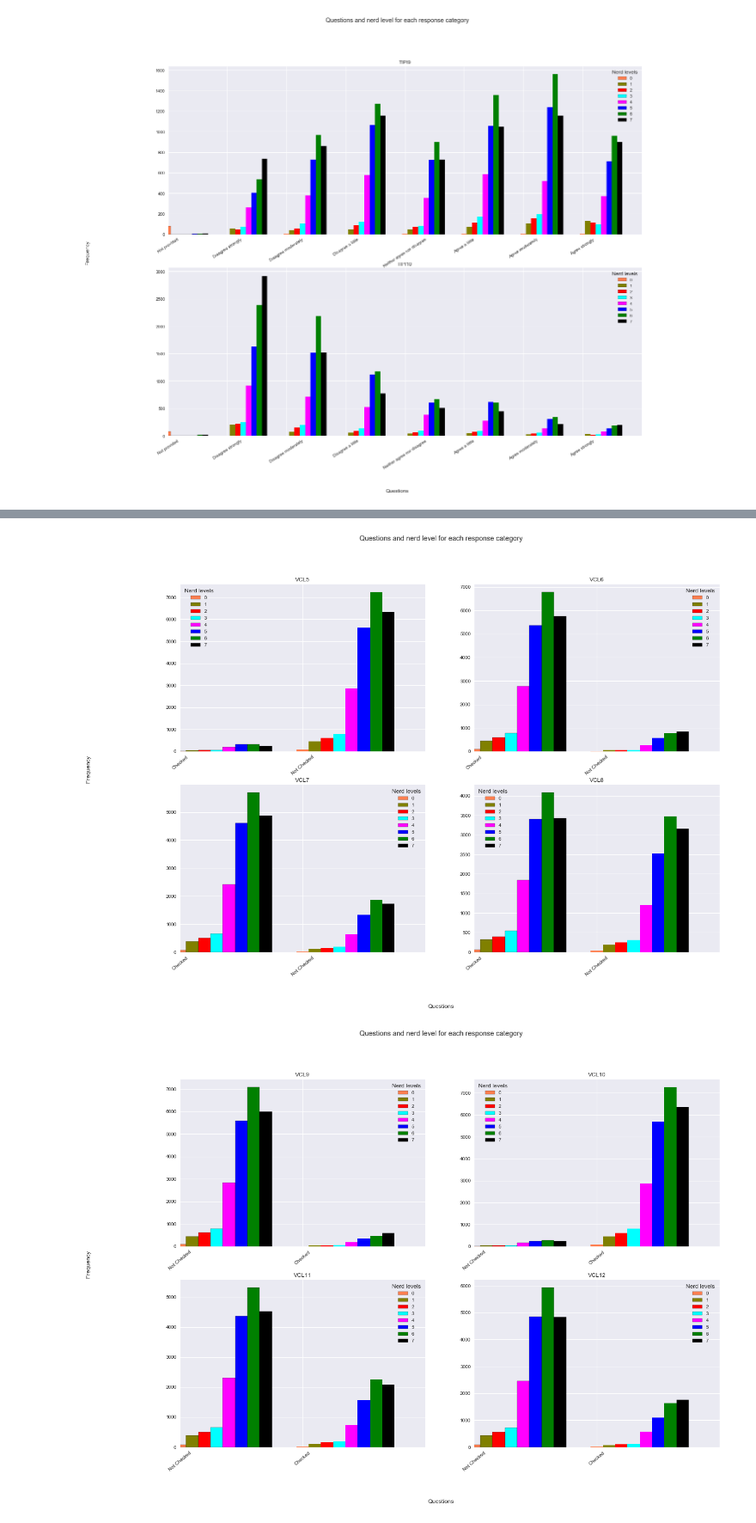
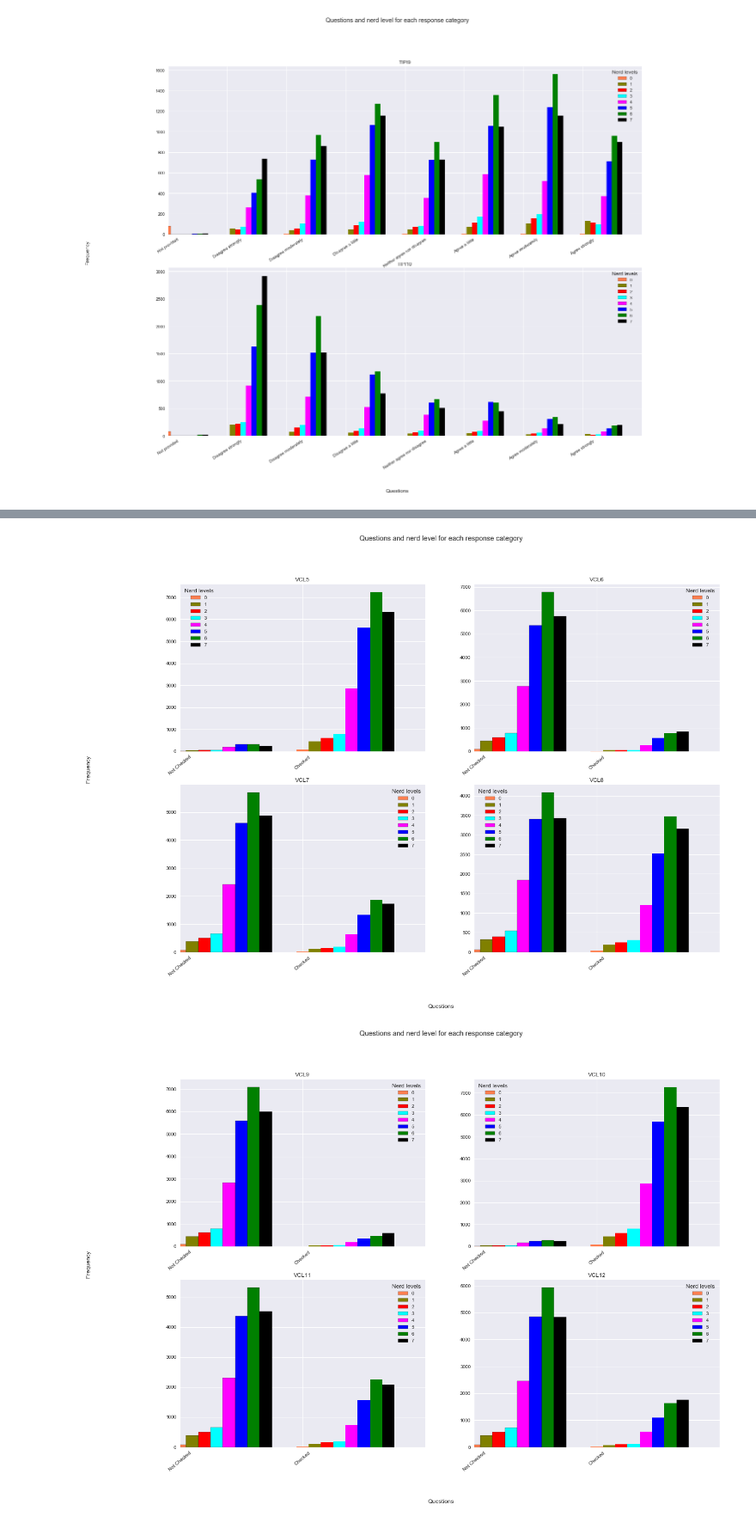
Before and after one commit to rupesh-papneja/am, a Jupyter notebook: ml-phase-1.ipynb, the cells around one changed output, grey strips where cells are left out. Shown at 86% size. Drawn from its saved outputs; the diff is of its cells as text; code cells hidden in the pictures.

```diff
--- a/ml-phase-1.ipynb
+++ b/ml-phase-1.ipynb
@@ -939,7 +939,7 @@ del idx
 grid_rows = 2
 grid_cols = 2
 nc = np.asarray(sorted(data['nerdy'].unique()))
-labels = ['Checked', 'Not Checked']
+labels = ['Not Checked', 'Checked']
 wdth = 0.1
 
 fig = plt.figure(figsize=(20,14))
@@ -984,7 +984,7 @@ del idx
 grid_rows = 2
 grid_cols = 2
 nc = np.asarray(sorted(data['nerdy'].unique()))
-labels = ['Checked', 'Not Checked']
+labels = ['Not Checked', 'Checked']
 
 fig = plt.figure(figsize=(20,14))
 
@@ -996,34 +996,34 @@ for icx, d in enumerate(categories[40:44]):
         pdata.append([])
         for ndx, n in enumerate(nc):
             cn = len(data.loc[(data[d] == v) & (data['nerdy'] == n)])
             pdata[idx].append(cn)
 
     pdata = np.asarray(pdata)
     pdata = pdata.transpose()
     ax = plt.subplot(gs[int(icx/grid_cols), icx%grid_cols])
     ind = np.arange(len(dc))
     for ndx, n in enumerate(nc):
         ax.bar(ind + (wdth * ndx), pdata[ndx],width=wdth,color=cols[ndx],align='center', edgecolor='black', label=nc[ndx])
         ax.legend(loc='best', title='Nerd levels')
         ax.set_title(d)
         ax.xaxis.set_major_locator(MaxNLocator(integer=True))
         ax.set_xlim(0, len(dc))
         ax.set_xticklabels(labels)
         for tick in ax.get_xticklabels():
             tick.set_rotation(40)
             tick.set_horizontalalignment('center')
 
 fig.suptitle('Questions and nerd level for each response category')
 fig.text(0.5, 0.01, 'Questions', ha='center')
 fig.text(-0.01, 1/grid_rows, 'Frequency', va='center', rotation='vertical')
 
 
 plt.show()
 del dc
 del d
 del idx
 # %% [output]
-[figure, old version]
+[figure, new version]
 # %%
 plotCategoricalWithTarget(data, ['Not Checked', 'Checked'], 20, 14, categories, 44, 48, 'nerdy', [
     mcolors.to_rgba('coral'),
```
Also changed, not shown: parts of 4 cells of this notebook.
